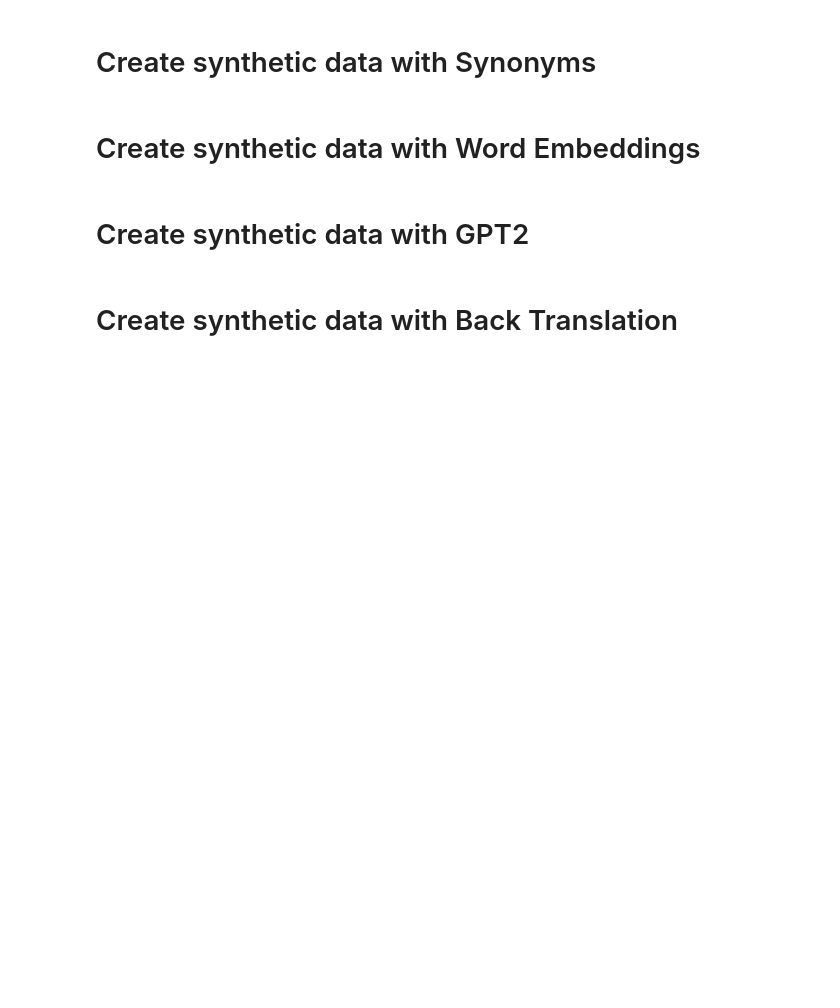
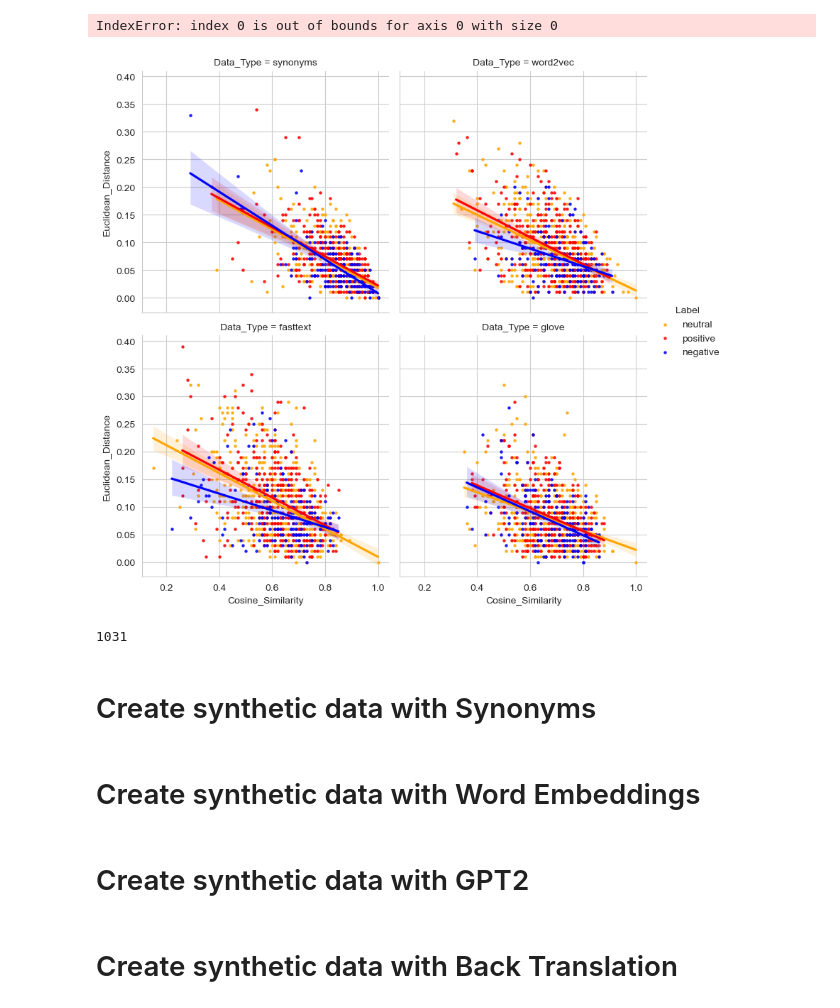
Before and after one commit to asopos/data-augmentation-in-sentiment-analysis-on-twitter, a Jupyter notebook: notebooks/Generate Snythetic Tweets.ipynb, the cells around one changed output. Drawn from its saved outputs; the diff is of its cells as text; code cells hidden in the pictures; blank space fills up the shorter version.

Commit message:
add: euclidean distance vs. cosine similarity

```diff
--- a/notebooks/Generate Snythetic Tweets.ipynb
+++ b/notebooks/Generate Snythetic Tweets.ipynb
@@ -191,7 +304,74 @@ data[data["ID"] == 0]
+# %%
+import numpy as np
+
+#data["Similarity"].fillna(1, inplace=True)
+tweet_ids = data["ID"].tolist()
+
+for id in tweet_ids:
+    pca_one, pca_two = data[(data["ID"] == id) & (data["Data_Type"] == "real_data")][["pca-one", "pca-two"]].values[0]
+    data.loc[data["ID"] == id, "real-pca-one"] = pca_one
+    data.loc[data["ID"] == id, "real-pca-two"] = pca_two
+
+def calculate_euclidean_distance(x):
+    euclidean_distance = np.linalg.norm(x[0:2].values - x[2:4].values)
+    return round(euclidean_distance,2)
+
+data["Euclidean_Distance"] = data[["pca-one", "pca-two", "real-pca-one", "real-pca-two"]].apply(lambda x: calculate_euclidean_distance(x), axis=1)
+# %% [output]
+IndexError: index 0 is out of bounds for axis 0 with size 0
+# %%
+import matplotlib.pyplot as plt
+import seaborn as sns
+only_synthetic_data = data[(data["Data_Type"] != "real_data")]
+paraphase_methods = ["fr","es","de"]
+transformer_methods = ["synonyms", "word2vec", "fasttext", "glove"]
+jap_ru = ["jap", "ru"]
+only_synthetic_data["Cosine_Similarity"] = only_synthetic_data["Similarity"]
+synthetic_paraphrase = only_synthetic_data[(only_synthetic_data["Data_Type"].isin(transformer_methods))]
+#data_probe = only_synthetic_data.sample(2000)
+palette ={"positive": "red", "negative": "blue", "neutral": "orange"}
+#only_synthetic_data.to_csv("../data/synth_data_10_percent.csv", sep='\t', index=False)
+# euclid_scatter = sns.scatterplot(
+#     x="Similarity", y="Euclidean_Distance",
+#     data=data_probe,
+#     hue="Label",
+#     legend="auto",
+#     style="Data_Type",
+#     palette=palette
+# )
+# negative_data = data[data["Label"] == "positive"]
+# plot_neg = sns.kdeplot(
+#      data=negative_data, x="Similarity", y="Euclidean_Distance",  levels=20,fill=True, color="red")
+
+# data_probe = data_probe.reset_index(drop=True)
+# for line in range(0,data.shape[0]):
+#     euclid_scatter.text(data_probe["Similarity"][line]+0.01, data_probe["Euclidean_Distance"][line],
+#              data_probe["ID"][line], horizontalalignment='left',
+#              size='small', color='black', weight='semibold')
+#grid = sns.FacetGrid(data, col="Data_Type", hue="Label", col_wrap=3)
+#grid.map(sns.jointplot, "pca-one", "pca-two")
+# sns.kdeplot(
+#     data=data, x="pca-one", y="pca-two", hue="Label",
+#     alpha=.5, fill=True, palette=palette
+# )
+implot = sns.lmplot(
+    data=synthetic_paraphrase, x="Cosine_Similarity", y="Euclidean_Distance", col="Data_Type", hue="Label",
+    col_wrap=2, palette=palette, legend=True, scatter_kws={"s": 5},
+    height=4
+)
+
+implot.fig.savefig("../figures/Euclidean_Distance_vs_cosin_simalairty.svg", format="svg", dpi=1200)
+#plt.legend(bbox_to_anchor=(1.02, 1), loc='upper left', borderaxespad=0)
+plt.show()
+# %% [output]
+[figure, added]
 # %%
-#data[(data["ID"] == 0)]
-data[(data["Data_Type"] != "real_data")]
+len(data[(data["Data_Type"] == "synonyms")])
+#data[["pca-one", "pca-two", "real-pca-one", "real-pca-two"]]
+#data[(data["Data_Type"] != "real_data")]
 #data["Similarity"].fillna(1, inplace=True)
+# %% [output]
+1031
 # %%
 data[(data["ID"] == 0) & (data["Method"] == "fasttext")]["Synonym_Dict"].tolist()[0]
 # %%
```
Also changed, not shown: parts of 14 cells of this notebook, 4 other files.
